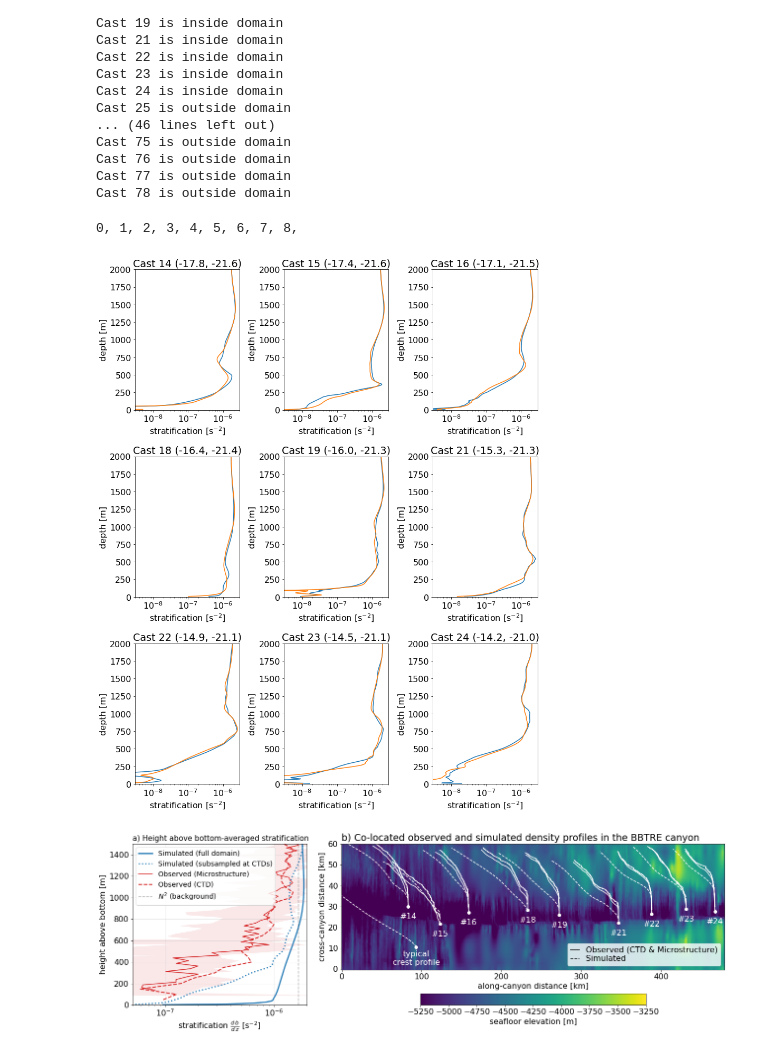
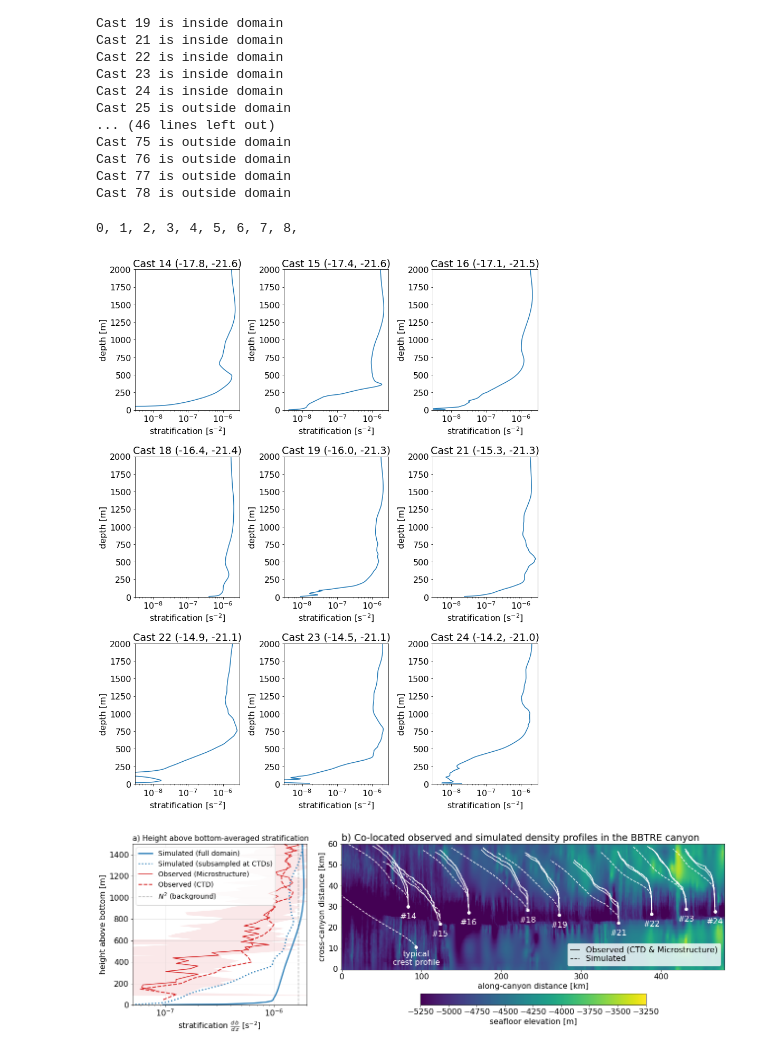
Before and after one commit to hdrake/sim-bbtre, a Jupyter notebook: notebooks/BBTRE_physics_analysis/2_simulated_obs.ipynb, the cells around one changed output. Saved outputs shown, nothing was run; the diff lists cells and outputs as text; code cells hidden in the pictures.

```diff
--- a/notebooks/BBTRE_physics_analysis/2_simulated_obs.ipynb
+++ b/notebooks/BBTRE_physics_analysis/2_simulated_obs.ipynb
@@ -160,0 +139,8 @@ mds["σ4_hab"] = _hab_interp(mds["σ4"])
+# %%
+mds["σ4_hab"] = _hab_interp(mds["σ4"])
+mds["b_hab"] = -g/ρ0*mds['σ4_hab']
+
+mds["b_hab"] = mds['b_hab'].where(mds['b_hab'].diff('hab') != 0.)
+
+spikes = np.abs(mds['b_hab'].diff('hab')) < 5.e-5
+mds["b_hab"] = mds["b_hab"].where(spikes)
@@ -161,4 +162,11 @@ mds["σ4_hab"] = _hab_interp(mds["σ4"])
 # %%
 mds['Nsq_hab'] = -g/ρ0*mds['σ4_hab'].diff("hab")/mds['hab'].diff("hab")
 mds['Nsq_hab'] = mds['Nsq_hab'].where(mds['Nsq_hab']!=0.).compute()
-mds = mds.coarsen({"hab":25}, "trim").mean(skipna=True).compute()
+
+
+nbins = mds.hab.size//Nbin
+Nsq = np.zeros((mds.year.size, mds.CAST.size, nbins))
+hab = np.arange(bin_size/2., bin_size/2. + bin_size*nbins, bin_size)
+for k in range(nbins):
+    b = mds['b_hab'].sel(hab=slice((k+1)*bin_size, k*bin_size))
+    Nsq[:, :, k] = Nfit(b).values
@@ -164,0 +179,6 @@ mds = mds.coarsen({"hab":25}, "trim").mean(skipna=True).compute()
+# %%
+for i in range(82):
+    mds['b_hab'].diff('hab').isel(year=0, CAST=i).plot(y='hab')
+    plt.ylim(0, 500)
+mds['b_hab'].diff('hab').isel(year=0).mean('CAST', skipna=True).coarsen({"hab": 3}, boundary='trim').mean().plot(y='hab', color="k")
+plt.xlim(-0.5e-5, 0.5e-5)
@@ -207,7 +280,6 @@ for yi, year in enumerate([1996, 1997]):
         if cast['latitude'].dtype == 'float64':
             x = cast['longitude']
             y = cast['latitude']
-            #if (x<-22) | (x>-10) | (y>-20) | (y<-25): continue
             col='w'
             if np.isnan(cast['canyon']): col='r'
             ax.plot(x, y, color=col, marker="o", markersize=5)
@@ -220,7 +292,7 @@ for yi, year in enumerate([1996, 1997]):
                  ha='center'
             )
     plt.plot([],[], "wo", label="in a canyon")
-    plt.title("Thurnherr's canyon classification")
+    plt.title(f"Cast locations ({year})")
     plt.legend()
 plt.tight_layout()
 # %% [output]
@@ -339,36 +411,31 @@ z_obs = -cdf[(cdf['cast number']==sample_casts[0])]['pressure_f above bottom'].v
 Nsq_obs_av = np.zeros(z_obs.size)
 
 z_sim = ds['habC'].values
 Nsq_sim_av = np.zeros(ds['habC'].size)
-Nsq_sim_av2 = np.zeros(ds['habC'].size)
 
 Nsamples = len(sample_casts)
 
 for c, loc in enumerate(sample_locs):
     print(c, end=", ")
     plt.subplot(3,3,c+1)
 
     tmp = ds.isel(XC=loc[0], YC=loc[1])
     Nsq_sim_av += tmp['Nsq_hab'].values/Nsamples
 
-    tmp2 = ds2.isel(XC=loc[0], YC=loc[1])
-    Nsq_sim_av2 += tmp2['Nsq_hab'].values/Nsamples
-
     plt.semilogx(tmp['Nsq_hab'], tmp['habC'])
-    plt.semilogx(tmp2['Nsq_hab'], tmp2['habC'])
 
     tmp_df = cdf[cdf['cast number']==sample_casts[c]]
     Nsq_obs_av += tmp_df['Nsq'].values/Nsamples
 
     plt.semilogx(tmp_df['Nsq'], -tmp_df['pressure_f above bottom'], '--')
     plt.ylim([0, 2000])
     plt.title(f"Cast {sample_casts[c]} ({round(sample_coords[c][0],1)}, {round(sample_coords[c][1],1)})")
     plt.xlim([3.e-9,3.e-6])
     plt.xlabel(r"stratification [s$^{-2}$]")
     plt.ylabel("depth [m]")
 
 plt.tight_layout()
 plt.savefig("../../figures/BBTRE/canyon_casts_comparison.png", dpi=150, bbox_inches="tight")
 # %% [output]
 0, 1, 2, 3, 4, 5, 6, 7, 8,
-[figure, old version]
+[figure, new version]
```
Also changed, not shown: parts of 19 cells of this notebook, 1 other file.
